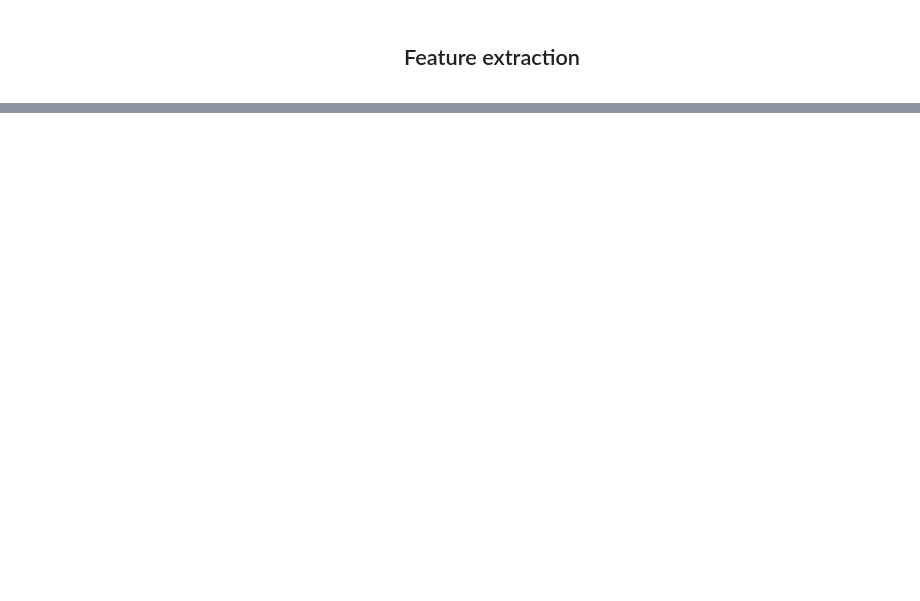
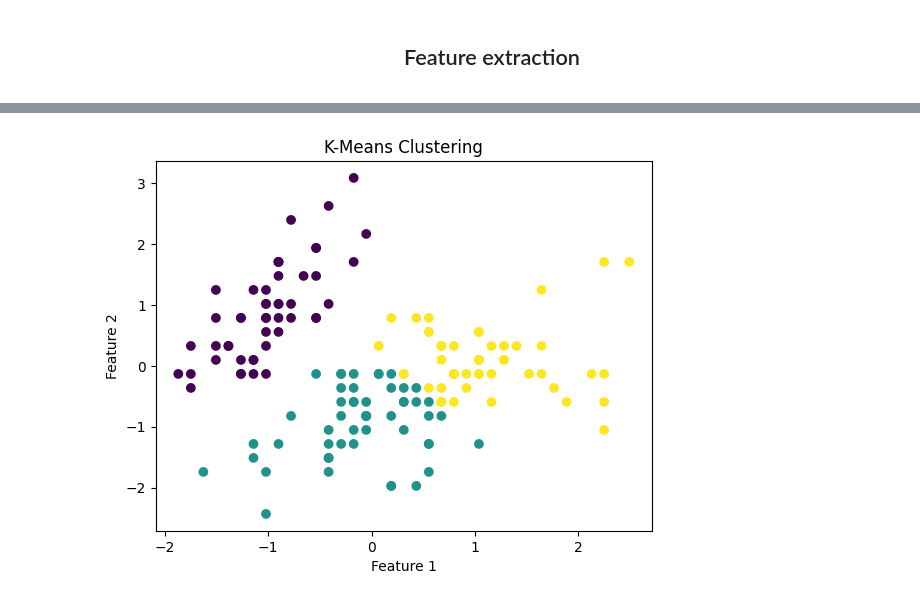
Before and after one commit to Wissemamr/Fundamentals_of_DS, a Jupyter notebook: HW/HW3/Part1_feature_engineering/Practical_work/feature_extraction_iris/feature_extraction.ipynb, the cells around one changed output, grey strips where cells are left out. Drawn from its saved outputs; the diff is of its cells as text; code cells hidden in the pictures; blank space fills up the shorter version.

```diff
--- a/HW/HW3/Part1_feature_engineering/Practical_work/feature_extraction_iris/feature_extraction.ipynb
+++ b/HW/HW3/Part1_feature_engineering/Practical_work/feature_extraction_iris/feature_extraction.ipynb
@@ -48,0 +223,28 @@ dtype: int64
+# %%
+from sklearn.cluster import KMeans
+
+# The configuration
+num_features = 2
+num_clusters = 3
+similarity_measure = 'euclidean'
+
+kmeans = KMeans(n_clusters=num_clusters)
+stand_df['cluster'] = kmeans.fit_predict(stand_df.iloc[:, :num_features])
+# %%
+from sklearn.cluster import DBSCAN
+
+# The configuration
+eps_value = 0.5
+min_samples_value = 25
+
+
+dbscan = DBSCAN(eps=eps_value, min_samples=min_samples_value)
+stand_df['dbscan_cluster'] = dbscan.fit_predict(stand_df.iloc[:, :num_features])
+
+plt.scatter(stand_df.iloc[:, 0], stand_df.iloc[:, 1], c=stand_df['cluster'], cmap='viridis')
+plt.title('K-Means Clustering')
+plt.xlabel('Feature 1')
+plt.ylabel('Feature 2')
+plt.show()
+# %% [output]
+[figure, added]
```
Also changed, not shown: parts of 29 cells of this notebook, 8 other files.
